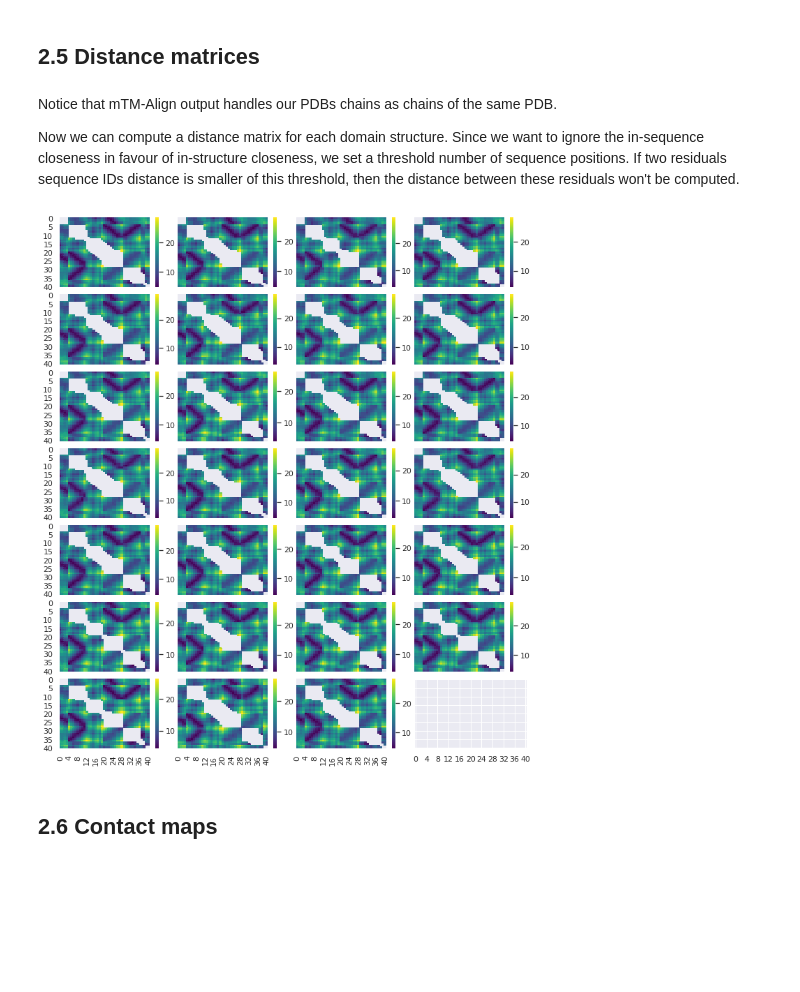
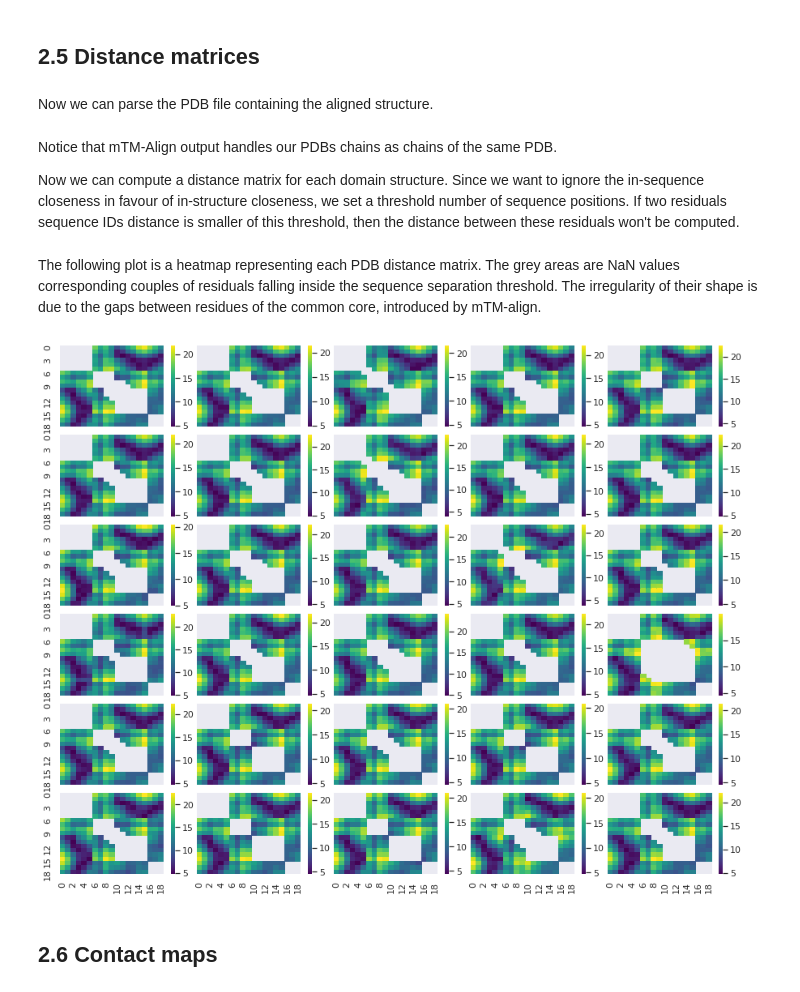
Before and after one commit to pterodattero/biodata2020, a Jupyter notebook: code/project.ipynb, the cells around one changed output. Cells and saved outputs as stored; diff of their text form; code cells hidden in the pictures; blank space fills up the shorter version.

```diff
--- a/code/project.ipynb
+++ b/code/project.ipynb
@@ -552,6 +604,8 @@ One can now use `family_structure.tar.gz` as input for the [mTM-align](https://y
 from Bio.PDB import PDBList, NeighborSearch
 from Bio.PDB.PDBParser import PDBParser
 from pdb_distance_matrix import get_distance_matrix
+# %% [markdown]
+Now we can parse the PDB file containing the aligned structure.
 # %%
 structure = PDBParser(QUIET=True).get_structure("common_core", "../results/cc.pdb")
 chains = structure[0]
@@ -562,19 +616,23 @@ Now we can compute a distance matrix for each domain structure. Since we want to
 # %%
 seq_sep = 12
 distance_matrix = [get_distance_matrix(chain, seq_sep) for chain in chains]
+# %% [markdown]
+The following plot is a heatmap representing each PDB distance matrix.
+The grey areas are NaN values corresponding couples of residuals falling inside the sequence separation threshold.
+The irregularity of their shape is due to the gaps between residues of the common core, introduced by mTM-align.
 # %%
-ncols = 4
+ncols = 5
 nrows = int(np.ceil(len(distance_matrix) / ncols))
 
 fig, ax = plt.subplots(nrows, ncols, sharex=True, sharey=True, figsize=(3*ncols, 2*nrows))
 plt.subplots_adjust(wspace=.05, hspace=.1)
 
-for i, dm in enumerate(contact_matrix):
+for i, dm in enumerate(distance_matrix):
     sns.heatmap(distance_matrix[i], ax=ax[i//ncols, i%ncols], cmap='viridis')
 
 plt.savefig("../plots/distance_matrices.pdf", bbox_inches='tight')
 # %% [output]
-[figure, old version]
+[figure, new version]
 # %% [markdown]
 ## 2.6 Contact maps
 # %% [markdown]
```
Also changed, not shown: parts of 61 cells of this notebook, 24 other files.
